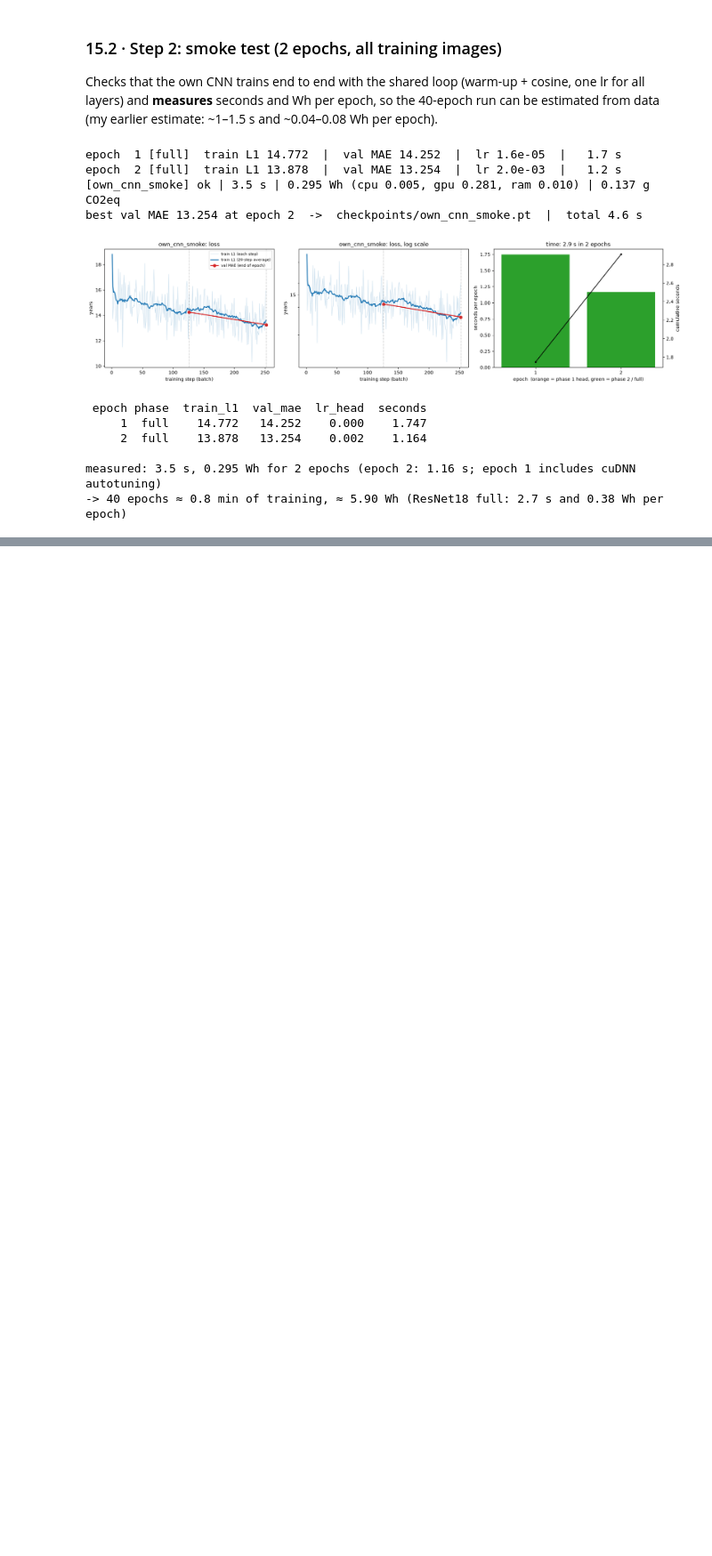
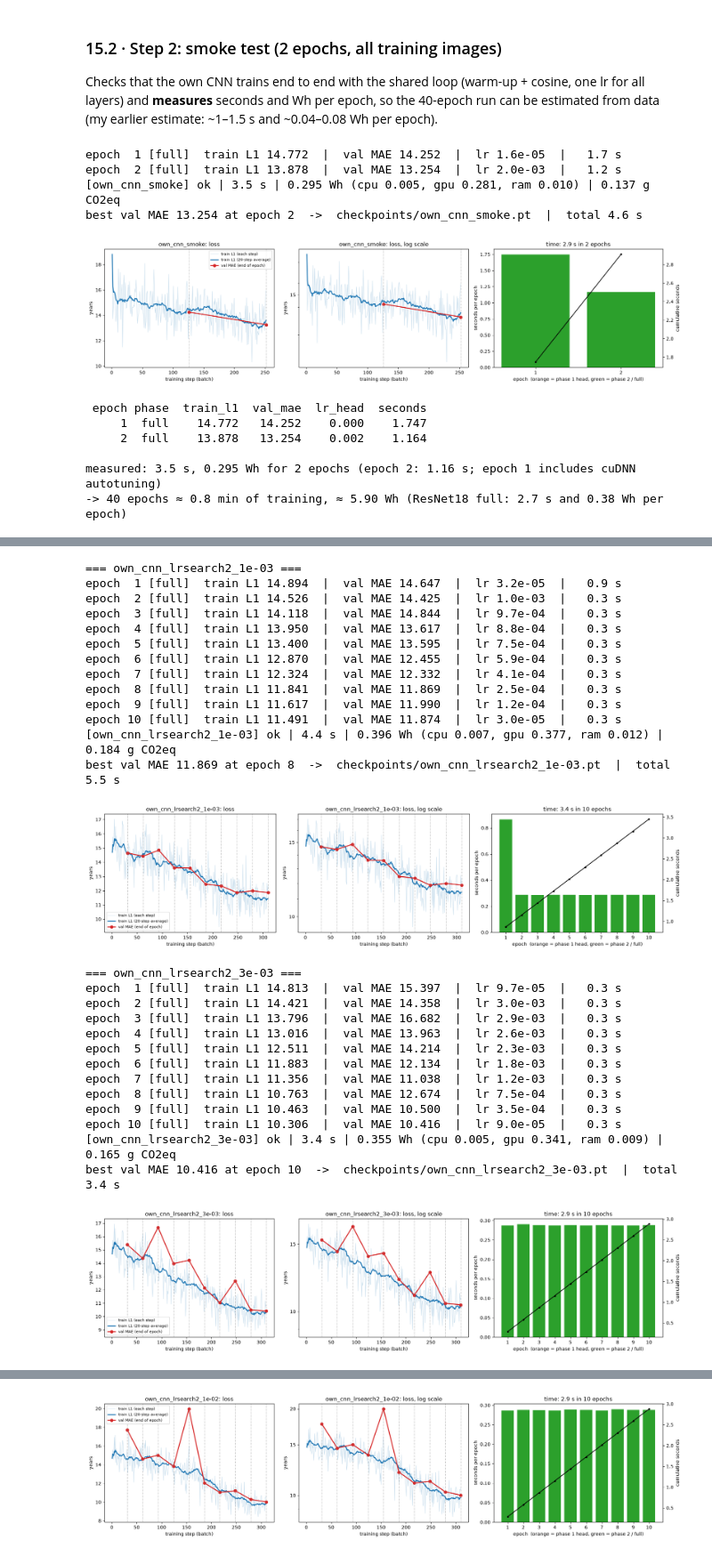
Before and after one commit to fouad1233/CSE655_Deep_Learning_Project, a Jupyter notebook: src/02_pipeline.ipynb, the cells around one changed output, grey strips where cells are left out. Shown at 89% size. Saved outputs shown, nothing was run; the diff lists cells and outputs as text; code cells hidden in the pictures; blank space fills up the shorter version.

```diff
--- a/src/02_pipeline.ipynb
+++ b/src/02_pipeline.ipynb
@@ -1733,0 +1789,14 @@ measured: 3.5 s, 0.295 Wh for 2 epochs (epoch 2: 1.16 s; epoch 1 includes cuDNN
+# %%
+if not already_logged("test_own_cnn_output_scale"):
+    with track("test_own_cnn_output_scale", kind="test", gpu_ids=[0], notes="diagnostic: prediction spread of lr-search checkpoints on val"):
+        rows = []
+        for lr in LRS:
+            m = build_model("own_cnn").to(DEV)
+            m.load_state_dict(torch.load(CKPT_DIR / f"own_cnn_lrsearch_{lr:.0e}.pt"))
+            p = predict(m, X_val)
+            feats = torch.flatten(m.pool(m.stage4(m.stage3(m.stage2(m.stage1(m.stem(make_batch(X_val, torch.arange(512, device=DEV), False))))))), 1)
+            rows.append({"lr": lr, "pred std": p.std().item(), "true age std": y_val.std().item(),
+                         "corr(pred, age)": torch.corrcoef(torch.stack([p, y_val]))[0, 1].item(),
+                         "|w_head|": m.fc.weight.norm().item(), "head bias": m.fc.bias.item(),
+                         "feature mean": feats.mean().item(), "feature std": feats.std().item()})
+    print(pd.DataFrame(rows).round(3).to_string(index=False))
@@ -1733,0 +1819,54 @@ measured: 3.5 s, 0.295 Wh for 2 epochs (epoch 2: 1.16 s; epoch 1 includes cuDNN
+# %%
+search_hist = {}
+for lr in LRS:
+    run = f"own_cnn_lrsearch2_{lr:.0e}"
+    if not already_logged(run):
+        print(f"=== {run} ===")
+        train_model("own_cnn", run, strategy="full", kind="search", n_train=4000, max_epochs=10,
+                    warmup_epochs=1, lr_head=lr, lr_backbone=lr)
+    search_hist[lr] = pd.read_csv(TRAIN_LOG_DIR / f"{run}.csv")
+
+runs_log = pd.read_csv(RUNS_CSV).set_index("run")
+search = pd.DataFrame([{"lr": lr, "best val MAE": h.val_mae.min(), "best epoch": h.val_mae.idxmin() + 1,
+                        "last val MAE": h.val_mae.iloc[-1], "last train L1": h.train_l1.iloc[-1],
+                        "Wh": 1000 * runs_log.loc[f"own_cnn_lrsearch2_{lr:.0e}"].energy_kwh}
+                       for lr, h in search_hist.items()])
+print(search.round(3).to_string(index=False))
+BEST_LR = float(search.loc[search["best val MAE"].idxmin(), "lr"])
+print(f"\n-> chosen learning rate: {BEST_LR:.0e}   (this search {search.Wh.sum():.2f} Wh; both searches + diagnostic are logged)")
+
+fig, ax = plt.subplots(figsize=(7, 4))
+for lr, h in search_hist.items():
+    ax.plot(h.epoch, h.val_mae, "o-", label=f"lr {lr:.0e}")
+ax.set_xlabel("epoch"); ax.set_ylabel("val MAE (years)"); ax.set_title("own CNN (output scaling): lr check on 4,000 images")
+ax.axhline(5.483, color="grey", ls=":", label="own-CNN target 5.483 (test)"); ax.legend()
+plt.tight_layout(); fig.savefig(FIG_DIR / "own_cnn_lr_search2.png", dpi=110); plt.show()
+# %% [output]
+=== own_cnn_lrsearch2_1e-03 ===
+epoch  1 [full]  train L1 14.894  |  val MAE 14.647  |  lr 3.2e-05  |   0.9 s
+epoch  2 [full]  train L1 14.526  |  val MAE 14.425  |  lr 1.0e-03  |   0.3 s
+epoch  3 [full]  train L1 14.118  |  val MAE 14.844  |  lr 9.7e-04  |   0.3 s
+epoch  4 [full]  train L1 13.950  |  val MAE 13.617  |  lr 8.8e-04  |   0.3 s
+epoch  5 [full]  train L1 13.400  |  val MAE 13.595  |  lr 7.5e-04  |   0.3 s
+epoch  6 [full]  train L1 12.870  |  val MAE 12.455  |  lr 5.9e-04  |   0.3 s
+epoch  7 [full]  train L1 12.324  |  val MAE 12.332  |  lr 4.1e-04  |   0.3 s
+epoch  8 [full]  train L1 11.841  |  val MAE 11.869  |  lr 2.5e-04  |   0.3 s
+epoch  9 [full]  train L1 11.617  |  val MAE 11.990  |  lr 1.2e-04  |   0.3 s
+epoch 10 [full]  train L1 11.491  |  val MAE 11.874  |  lr 3.0e-05  |   0.3 s
+[own_cnn_lrsearch2_1e-03] ok | 4.4 s | 0.396 Wh (cpu 0.007, gpu 0.377, ram 0.012) | 0.184 g CO2eq
+best val MAE 11.869 at epoch 8  ->  checkpoints/own_cnn_lrsearch2_1e-03.pt  |  total 5.5 s
+[figure, added]
+=== own_cnn_lrsearch2_3e-03 ===
+epoch  1 [full]  train L1 14.813  |  val MAE 15.397  |  lr 9.7e-05  |   0.3 s
+epoch  2 [full]  train L1 14.421  |  val MAE 14.358  |  lr 3.0e-03  |   0.3 s
+epoch  3 [full]  train L1 13.796  |  val MAE 16.682  |  lr 2.9e-03  |   0.3 s
+epoch  4 [full]  train L1 13.016  |  val MAE 13.963  |  lr 2.6e-03  |   0.3 s
+epoch  5 [full]  train L1 12.511  |  val MAE 14.214  |  lr 2.3e-03  |   0.3 s
+epoch  6 [full]  train L1 11.883  |  val MAE 12.134  |  lr 1.8e-03  |   0.3 s
+epoch  7 [full]  train L1 11.356  |  val MAE 11.038  |  lr 1.2e-03  |   0.3 s
+epoch  8 [full]  train L1 10.763  |  val MAE 12.674  |  lr 7.5e-04  |   0.3 s
+epoch  9 [full]  train L1 10.463  |  val MAE 10.500  |  lr 3.5e-04  |   0.3 s
+epoch 10 [full]  train L1 10.306  |  val MAE 10.416  |  lr 9.0e-05  |   0.3 s
+[own_cnn_lrsearch2_3e-03] ok | 3.4 s | 0.355 Wh (cpu 0.005, gpu 0.341, ram 0.009) | 0.165 g CO2eq
+best val MAE 10.416 at epoch 10  ->  checkpoints/own_cnn_lrsearch2_3e-03.pt  |  total 3.4 s
+[figure, added]
@@ -1733,0 +1886 @@ measured: 3.5 s, 0.295 Wh for 2 epochs (epoch 2: 1.16 s; epoch 1 includes cuDNN
+[figure, added]
```
Also changed, not shown: parts of 7 cells of this notebook, 23 other files.
